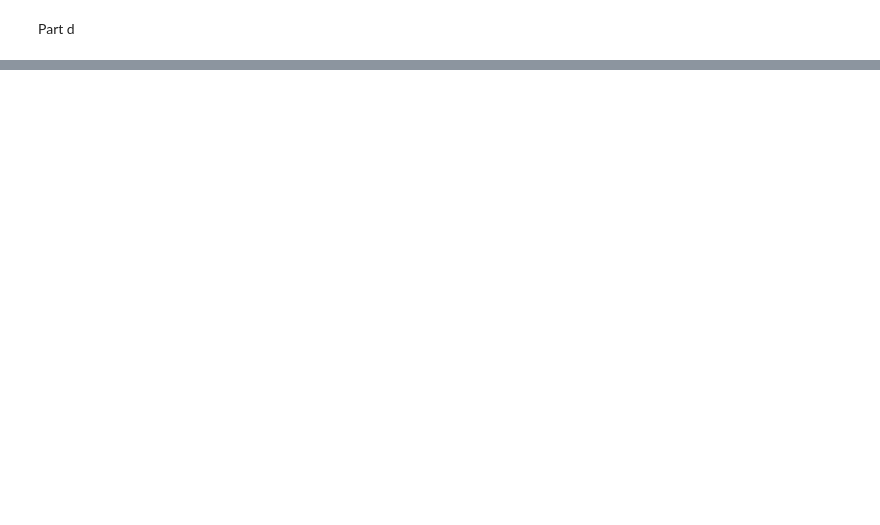
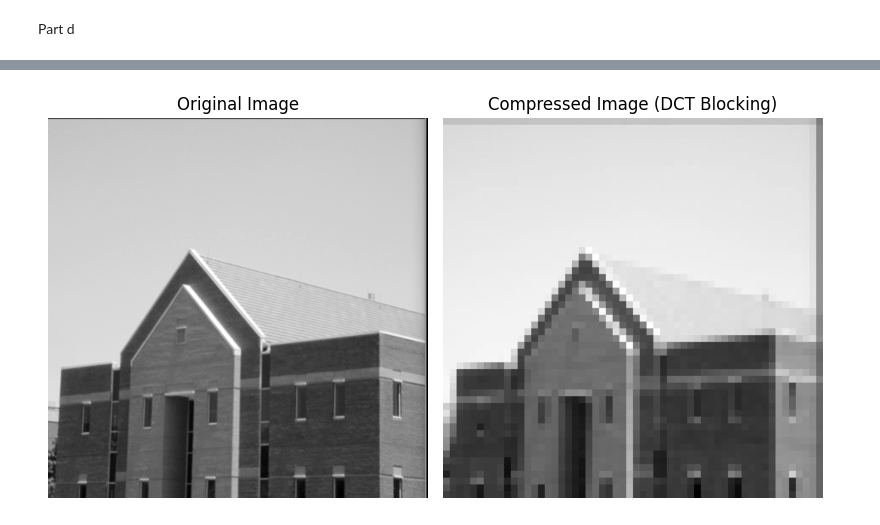
Before and after one commit to Chanidu-Edirisinghe/MathsCW, a Jupyter notebook: CW.ipynb, the cells around one changed output, grey strips where cells are left out. Saved outputs shown, nothing was run; the diff lists cells and outputs as text; code cells hidden in the pictures; blank space fills up the shorter version.

```diff
--- a/CW.ipynb
+++ b/CW.ipynb
@@ -474,0 +451,46 @@ plt.show()
+# %%
+height, width = gray_image.shape
+padded_width = (width // 16 + 1) * 16
+padded_image = np.pad(gray_image, ((0, 0), (0, padded_width - width)), mode='constant')
+
+# DCT compression parameters
+compression_level = 1
+height, width = padded_image.shape
+dct_blocks = np.zeros_like(padded_image)
+
+# Perform block-wise DCT
+for i in range(0, height, 16):
+    for j in range(0, width, 16):
+        block = padded_image[i:i+16, j:j+16]
+        dct_block = dct(dct(block.T, norm='ortho').T, norm='ortho')
+        dct_block[compression_level:, :] = 0
+        dct_block[:, compression_level:] = 0
+        dct_blocks[i:i+16, j:j+16] = dct_block
+
+# Perform block-wise IDCT
+idct_image_compressed = np.zeros_like(padded_image)
+for i in range(0, height, 16):
+    for j in range(0, width, 16):
+        block = dct_blocks[i:i+16, j:j+16]
+        idct_block = idct(idct(block.T, norm='ortho').T, norm='ortho')
+        idct_image_compressed[i:i+16, j:j+16] = idct_block
+
+# Clip and display the images
+idct_image_compressed = np.clip(idct_image_compressed, 0, 1)
+
+plt.figure(figsize=(12, 6))
+
+plt.subplot(1, 3, 1)
+plt.title("Original Image")
+plt.imshow(padded_image, cmap='gray')
+plt.axis("off")
+
+plt.subplot(1, 3, 2)
+plt.title("Compressed Image (DCT Blocking)")
+plt.imshow(idct_image_compressed, cmap='gray')
+plt.axis("off")
+
+plt.tight_layout()
+plt.show()
+# %% [output]
+[figure, added]
```
Also changed, not shown: parts of 5 cells of this notebook, 1 other file.
